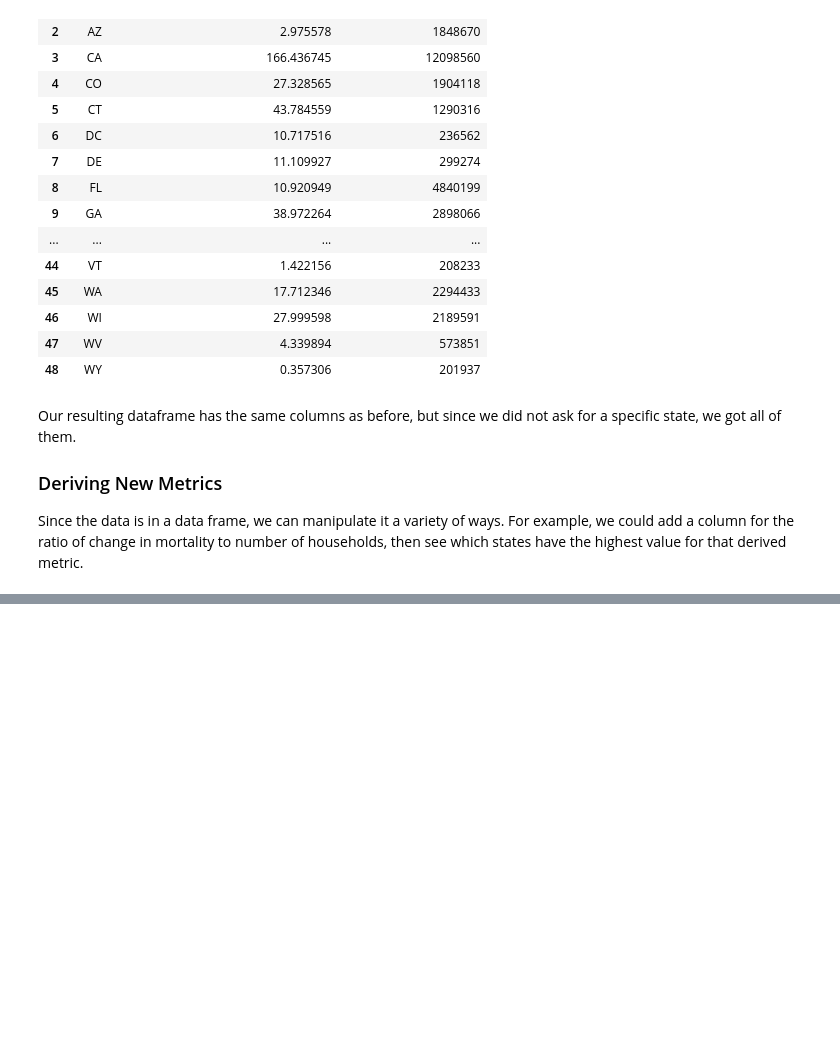
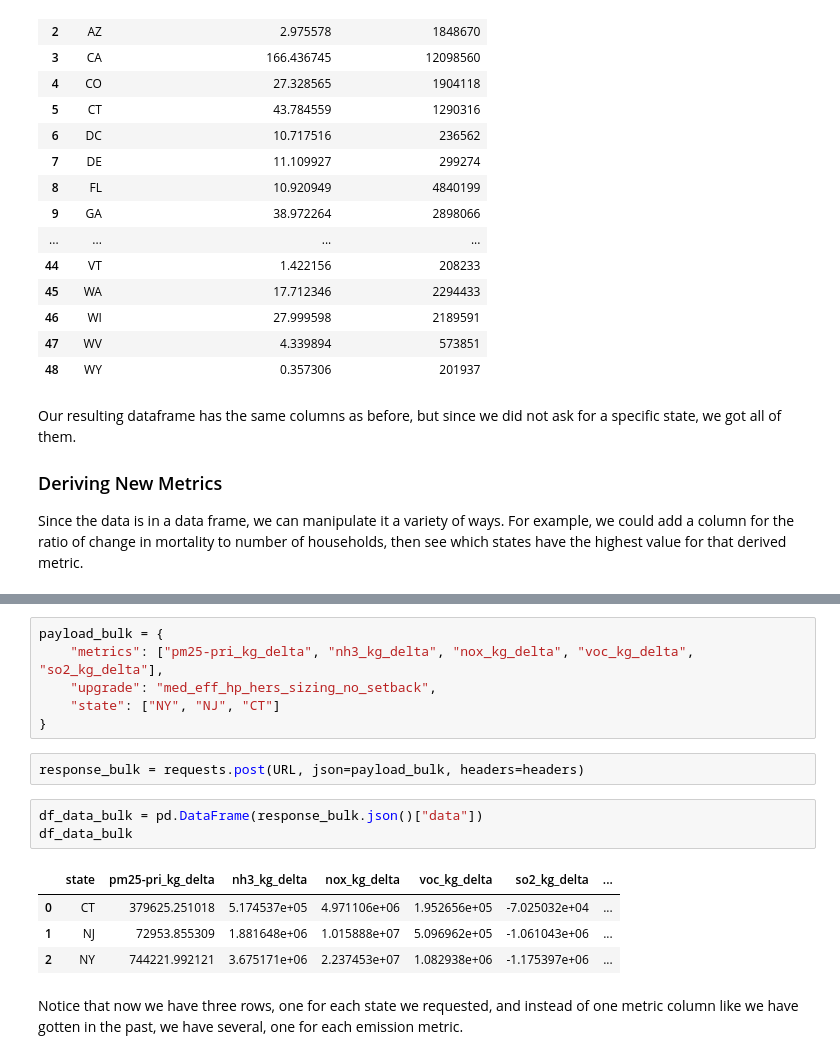
Before and after one commit to rewiringamerica/api_demos, a Jupyter notebook: notebooks/Health Impacts.ipynb, the cells around one changed output, grey strips where cells are left out. Cells and saved outputs as stored; diff of their text form; blank space fills up the shorter version.

```diff
--- a/notebooks/Health Impacts.ipynb
+++ b/notebooks/Health Impacts.ipynb
@@ -169,0 +304,19 @@ df_data.nlargest(10, "mortality_per_household")
+# %%
+payload_bulk = {
+    "metrics": ["pm25-pri_kg_delta", "nh3_kg_delta", "nox_kg_delta", "voc_kg_delta", "so2_kg_delta"],
+    "upgrade": "med_eff_hp_hers_sizing_no_setback",
+    "state": ["NY", "NJ", "CT"]
+}
+# %%
+response_bulk = requests.post(URL, json=payload_bulk, headers=headers)
+# %%
+df_data_bulk = pd.DataFrame(response_bulk.json()["data"])
+df_data_bulk
+# %% [output]
+|  | state | pm25-pri_kg_delta | nh3_kg_delta | nox_kg_delta | voc_kg_delta | so2_kg_delta | ... |
+| 0 | CT | 379625.251018 | 5.174537e+05 | 4.971106e+06 | 1.952656e+05 | -7.025032e+04 | ... |
+| 1 | NJ | 72953.855309 | 1.881648e+06 | 1.015888e+07 | 5.096962e+05 | -1.061043e+06 | ... |
+| 2 | NY | 744221.992121 | 3.675171e+06 | 2.237453e+07 | 1.082938e+06 | -1.175397e+06 | ... |
+# %% [markdown]
+Notice that now we have three rows, one for each state we requested, and instead of one metric column like we have gotten in the past,
+we have several, one for each emission metric.
```
Also changed, not shown: parts of 27 cells of this notebook.
